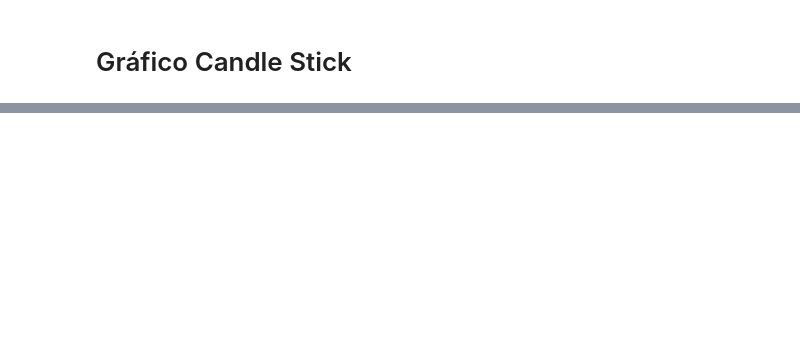
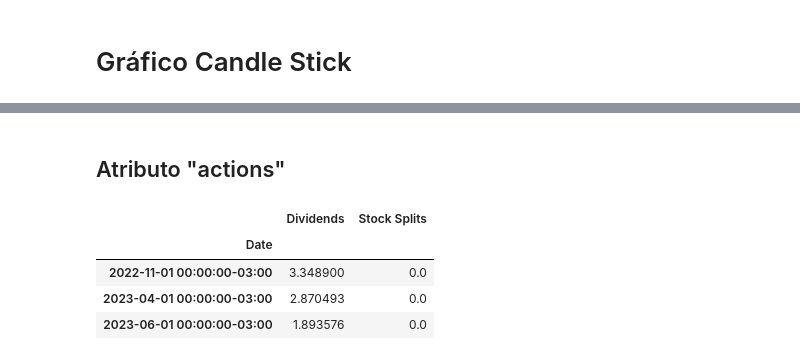
Before and after one commit to ImGabreuw/yfinance-playground, a Jupyter notebook: basic-usages.ipynb, the cells around one changed output, grey strips where cells are left out. Cells and saved outputs as stored; diff of their text form; code cells hidden in the pictures; blank space fills up the shorter version.

```diff
--- a/basic-usages.ipynb
+++ b/basic-usages.ipynb
@@ -141,0 +186,12 @@ fig
+# %% [markdown]
+## Atributo "actions"
+# %%
+petr3 = yf.Ticker("PETR3.SA")
+petr3.history(period="1y", interval="1mo")
+petr3.actions
+# %% [output]
+|  | Dividends | Stock Splits |
+| Date |  |  |
+| 2022-11-01 00:00:00-03:00 | 3.348900 | 0.0 |
+| 2023-04-01 00:00:00-03:00 | 2.870493 | 0.0 |
+| 2023-06-01 00:00:00-03:00 | 1.893576 | 0.0 |
```
Also changed, not shown: parts of 21 cells of this notebook.
